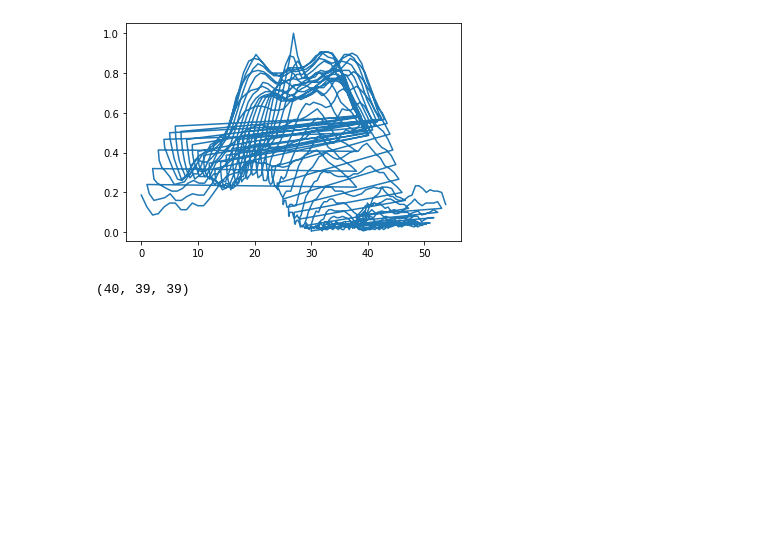
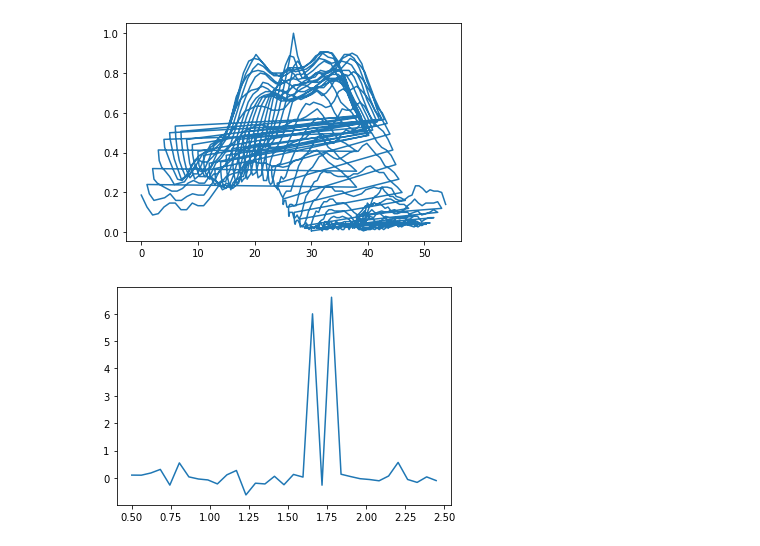
Before and after one commit to Katebsaber/Computational-Biophysics-2019, a Jupyter notebook: monte carlo/Auto correlation analysis.ipynb, the cells around one changed output. Saved outputs shown, nothing was run; the diff lists cells and outputs as text; code cells hidden in the pictures; blank space fills up the shorter version.

```diff
--- a/monte carlo/Auto correlation analysis.ipynb
+++ b/monte carlo/Auto correlation analysis.ipynb
@@ -61,12 +53,19 @@ plt.plot(mapping,list_of_ac_all_box[5])
 # %% [output]
 [<matplotlib.lines.Line2D at 0x...>]
 [figure]
-# %%
-list_of_r0 = []
-for each_box in list_of_ac_all_box:
-    list_of_r0.append(-mapping/np.log(each_box))
-
-list_of_r0 = np.array(list_of_r0).reshape((-1,39,39))
-list_of_r0.shape
-# %% [output]
-(40, 39, 39)
+# %%
+y = mapping
+list_of_r0 = []
+for each in list_of_ac_all_box:
+    try:
+        x = np.log(each)
+        slope = np.polyfit(x,y,1)[0]
+        list_of_r0.append(-1/slope)
+    except Exception as e:
+        pass
+# %%
+x = np.linspace(0.5, 2.45, len(list_of_r0))
+plt.plot(x,list_of_r0)
+plt.show()
+# %% [output]
+[figure, added]
```
Also changed, not shown: parts of 2 cells of this notebook.
